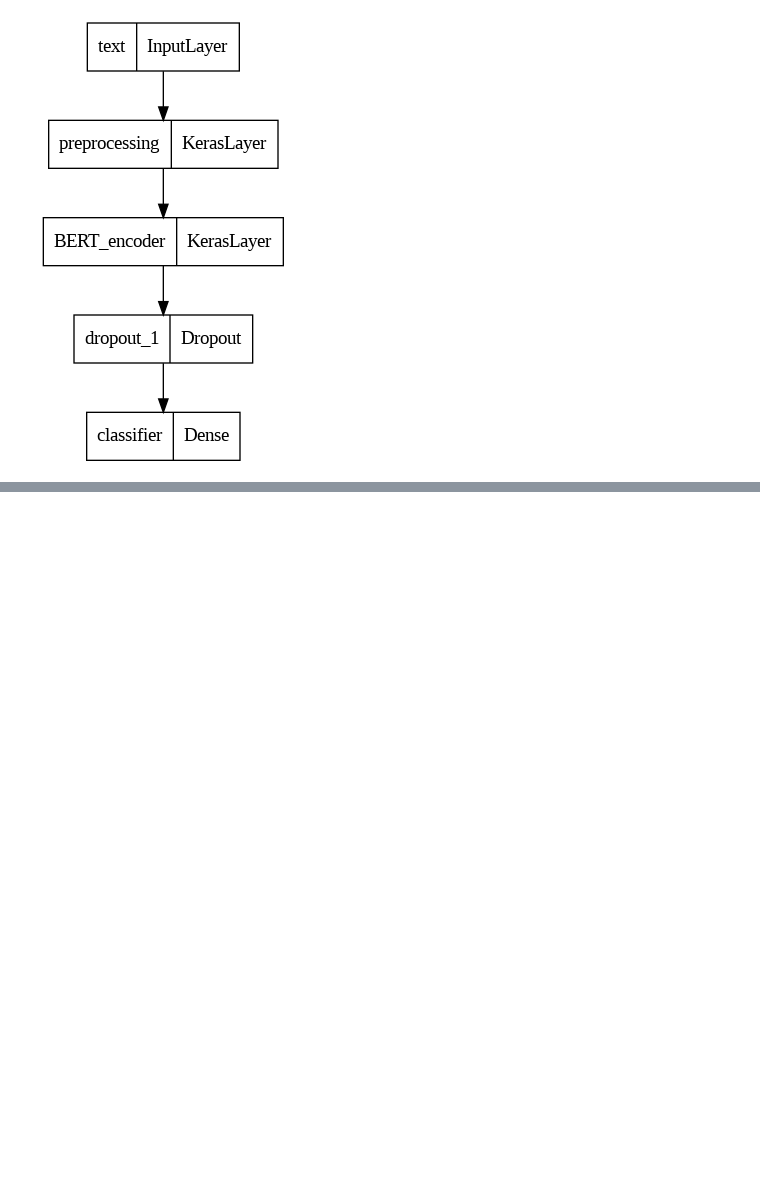
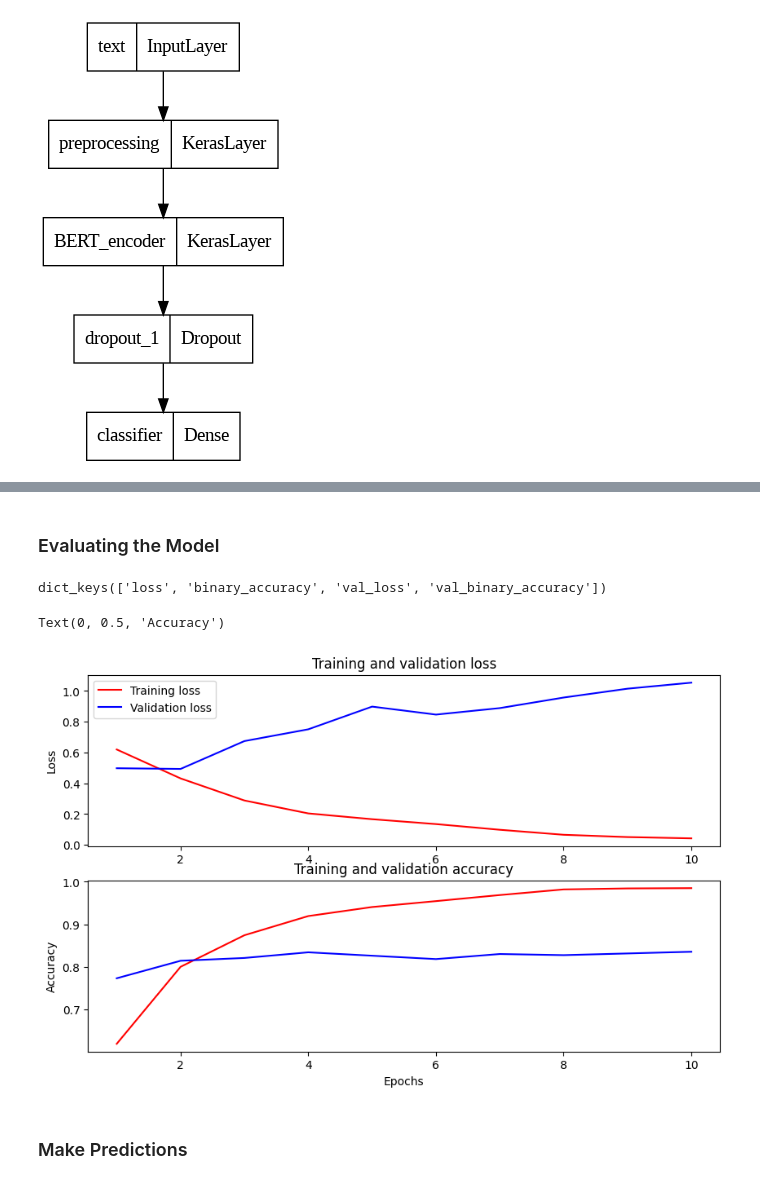
Before and after one commit to Anikate-De/dailysunshine-nlp, a Jupyter notebook: Daily Sunshine App NLP Model.ipynb, the cells around one changed output, grey strips where cells are left out. Saved outputs shown, nothing was run; the diff lists cells and outputs as text; code cells hidden in the pictures; blank space fills up the shorter version.

```diff
--- a/Daily Sunshine App NLP Model.ipynb
+++ b/Daily Sunshine App NLP Model.ipynb
@@ -746,0 +899,8 @@ overall_df
+# %%
+pnw_classifier_model.compile(optimizer=pnw_optimizer,
+                         loss=pnw_loss,
+                         metrics=pnw_metrics)
+
+pnw_history = pnw_classifier_model.fit(x=pnw_train_ds,
+                               validation_data=pnw_val_ds,
+                               epochs=pnw_epochs)
@@ -746,0 +928,37 @@ overall_df
+# %% [markdown]
+### Evaluating the Model
+# %%
+pnw_history_dict = pnw_history.history
+print(pnw_history_dict.keys())
+
+pnw_acc = pnw_history_dict['binary_accuracy']
+pnw_val_acc = pnw_history_dict['val_binary_accuracy']
+pnw_loss = pnw_history_dict['loss']
+pnw_val_loss = pnw_history_dict['val_loss']
+
+pnw_epochs = range(1, len(pnw_acc) + 1)
+pnw_fig = plt.figure(figsize=(10, 6))
+pnw_fig.tight_layout()
+
+plt.subplot(2, 1, 1)
+
+plt.plot(pnw_epochs, pnw_loss, 'r', label='Training loss')
+
+plt.plot(pnw_epochs, pnw_val_loss, 'b', label='Validation loss')
+plt.title('Training and validation loss')
+
+plt.ylabel('Loss')
+plt.legend()
+
+plt.subplot(2, 1, 2)
+plt.plot(pnw_epochs, pnw_acc, 'r', label='Training acc')
+plt.plot(pnw_epochs, pnw_val_acc, 'b', label='Validation acc')
+plt.title('Training and validation accuracy')
+plt.xlabel('Epochs')
+plt.ylabel('Accuracy')
+# %% [output]
+dict_keys(['loss', 'binary_accuracy', 'val_loss', 'val_binary_accuracy'])
+Text(0, 0.5, 'Accuracy')
+[figure, added]
+# %% [markdown]
+### Make Predictions
```
Also changed, not shown: parts of 60 cells of this notebook.
